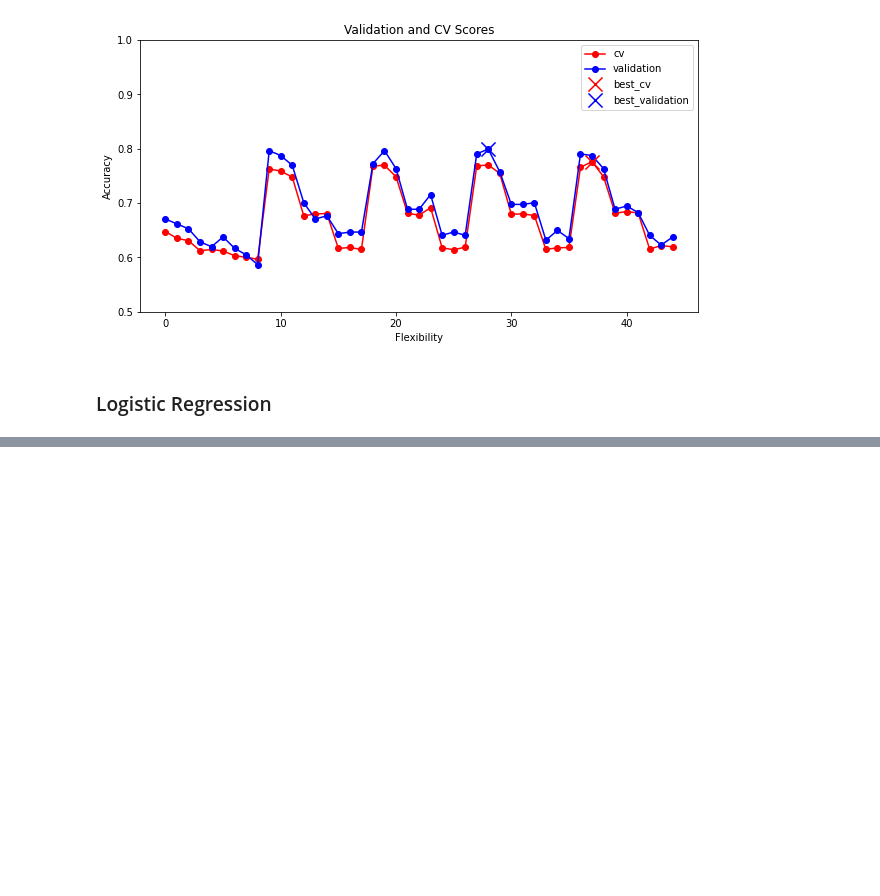
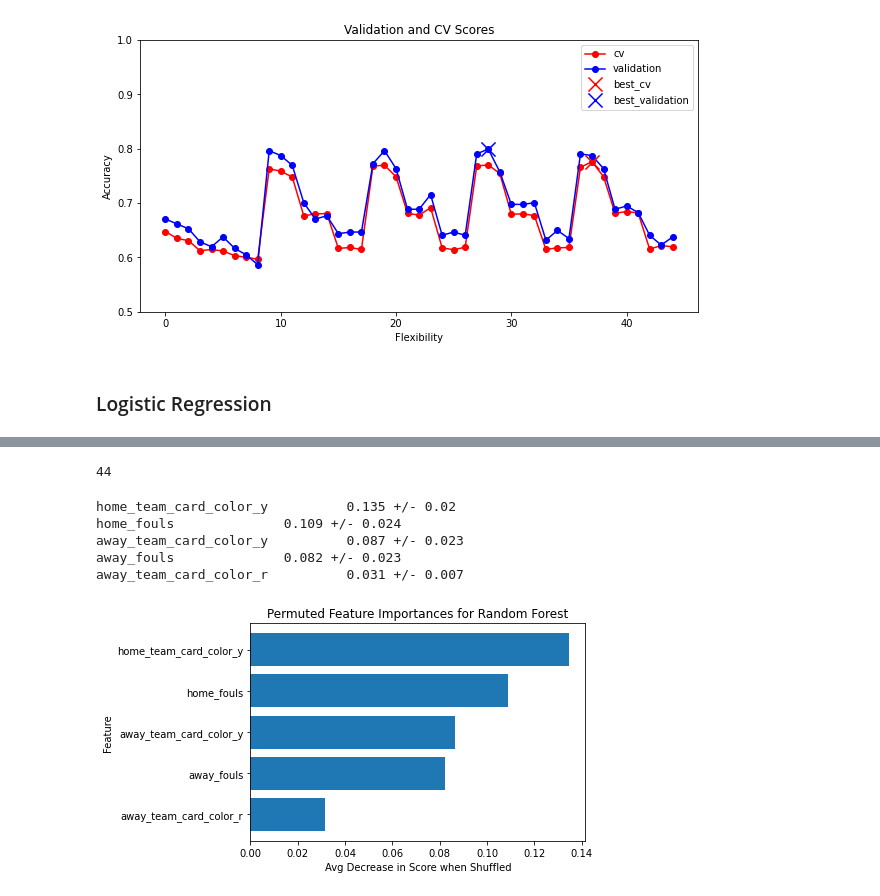
Before and after one commit to kcelebi/euro-football-officials-ML, a Jupyter notebook: pysrc/clean_ml.ipynb, the cells around one changed output, grey strips where cells are left out. Drawn from its saved outputs; the diff is of its cells as text; code cells hidden in the pictures; blank space fills up the shorter version.

Commit message:
narrowing down models:

```diff
--- a/pysrc/clean_ml.ipynb
+++ b/pysrc/clean_ml.ipynb
@@ -201,0 +242,4 @@ train_test(Logitpipe, X, y, weight = True, down_sample = False, cm = False)
+# %%
+train_test(Logitpipe, X, y, weight = False, down_sample = False, class_labels = ['W', 'L'], cm = False)
+train_test(Logitpipe, X, y, weight = True, down_sample = False, class_labels = ['W', 'L'], cm = False)
+train_test(Logitpipe, X, y, weight = True, down_sample = True, class_labels = ['W', 'L'], cm = False)
@@ -201,0 +266,3 @@ train_test(Logitpipe, X, y, weight = True, down_sample = False, cm = False)
+# %%
+#clf = train_test(RFpipe, X, y, weight = True, down_sample = True, class_labels = ['W', 'L'], cm = False, seed = 144, return_clf = True)
+clf = train_test(RFpipe, X, y, weight = True, down_sample = True, class_labels = ['W', 'L'], cm = False, return_clf = True)
@@ -202,9 +281,32 @@ train_test(Logitpipe, X, y, weight = True, down_sample = False, cm = False)
+# %%
+tree.max_depth
+# %% [output]
+44
 # %%
-X_ds, y_ds, weights = transform_target(X, y, weight = False, down_sample = False)
+X_ds, y_ds, weights = transform_target(X, y, class_labels = ['W','L'], weight = True, down_sample = True)
 X_train, X_test, y_train, y_test = train_test_split(X_ds, y_ds, test_size = 0.2, stratify = y_ds)
-
-print('>>>Preprocess done', weights)
-
-clf = RFpipe(weights = weights).fit(X_train, y_train)
-print(metric_suite(clf, X_train, y_train, cm = False))
-print(metric_suite(clf, X_test, y_test, cm = False))
+r = permutation_importance(clf, X_test, y_test, n_repeats = 30)
+# %%
+qual_idx = []
+for i in r.importances_mean.argsort()[::-1]:
+    if r.importances_mean[i] - 2* r.importances_std[i] > 0:
+        qual_idx += [i]
+        print("{feat}\t\t{mean} +/- {std}".format(
+            feat = X.columns[i],
+            mean = np.round(r.importances_mean[i], 3),
+            std = np.round(r.importances_std[i], 3)
+        ))
+# %% [output]
+home_team_card_color_y          0.135 +/- 0.02
+home_fouls              0.109 +/- 0.024
+away_team_card_color_y          0.087 +/- 0.023
+away_fouls              0.082 +/- 0.023
+away_team_card_color_r          0.031 +/- 0.007
+# %%
+plt.barh(X.columns[qual_idx][::-1], r.importances_mean[qual_idx][::-1])
+plt.title('Permuted Feature Importances for Random Forest')
+plt.xlabel('Avg Decrease in Score when Shuffled')
+plt.ylabel('Feature')
+plt.show()
+# %% [output]
+[figure, added]
```
Also changed, not shown: parts of 23 cells of this notebook.
